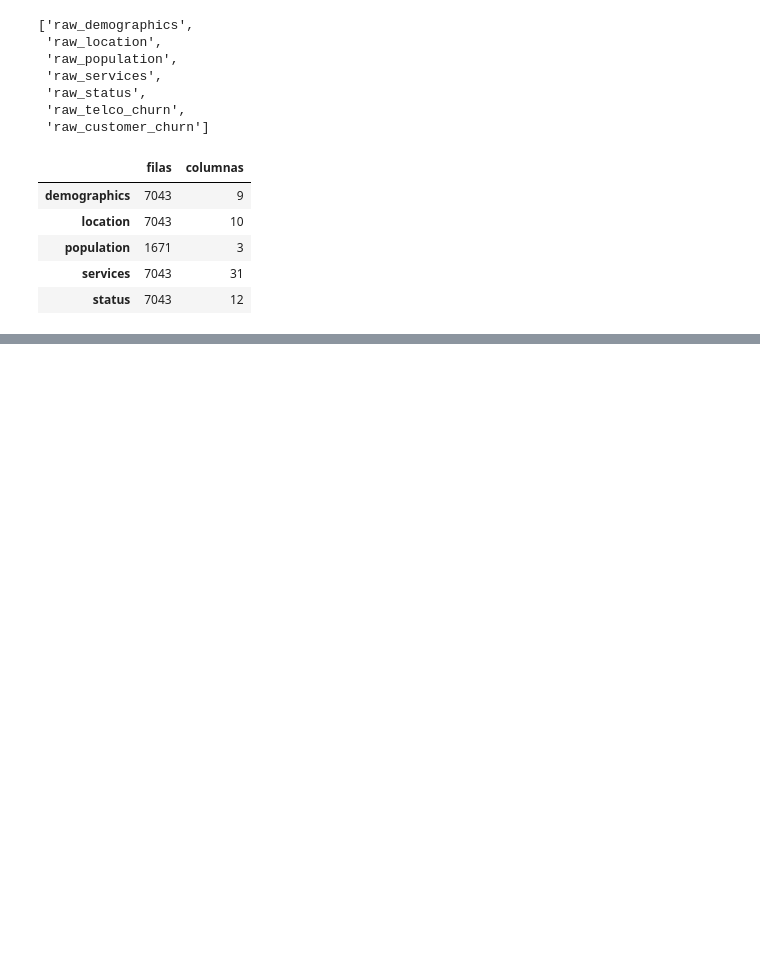
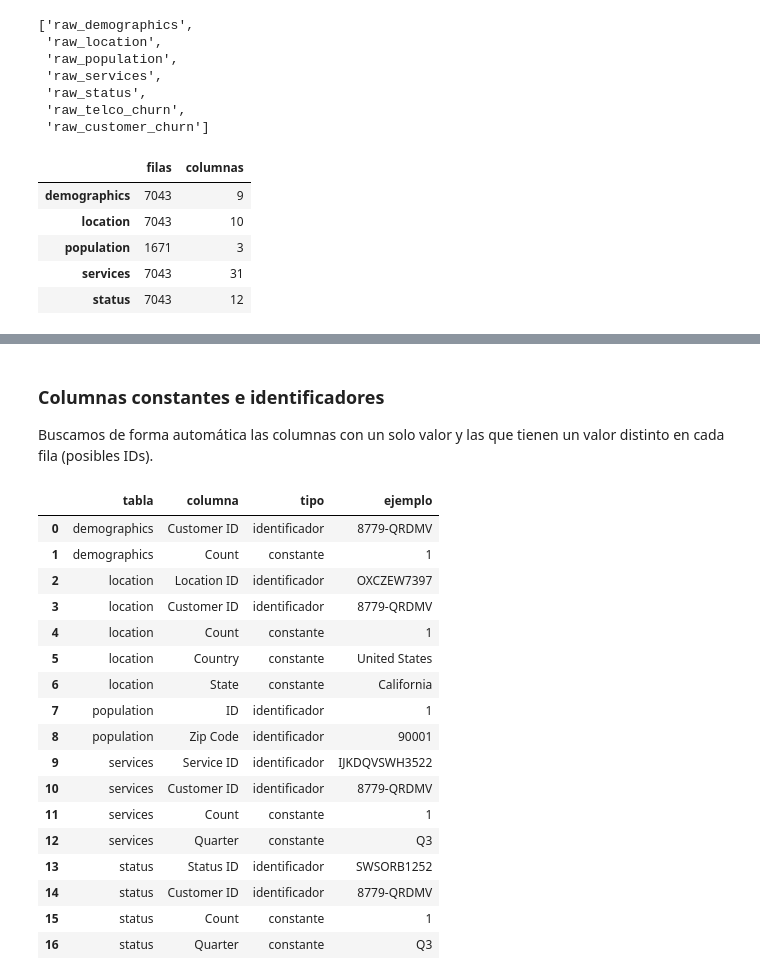
Before and after one commit to Antonio-3108/Proyecto-ML-for-Buisness, a Jupyter notebook: notebooks/01_exploracion.ipynb, the cells around one changed output, grey strips where cells are left out. Saved outputs shown, nothing was run; the diff lists cells and outputs as text; code cells hidden in the pictures; blank space fills up the shorter version.

Commit message:
Tablas
Estrucrura y definicion de cada tipo de tabla

```diff
--- a/notebooks/01_exploracion.ipynb
+++ b/notebooks/01_exploracion.ipynb
@@ -82,0 +92,16 @@ pd.DataFrame(
+# %%
+def resumen_columnas(df: pd.DataFrame) -> pd.DataFrame:
+    """Tipo, número de valores distintos y un ejemplo de cada columna."""
+    return pd.DataFrame(
+        {
+            "tipo": df.dtypes.astype(str),
+            "valores_distintos": df.nunique(),
+            "ejemplo": df.iloc[0],
+        }
+    )
+# %%
+from IPython.display import Markdown
+
+for nombre, df in tablas.items():
+    display(Markdown(f"**{nombre}**: {df.shape[0]} filas x {df.shape[1]} columnas"))
+    display(resumen_columnas(df))
@@ -82,0 +169,35 @@ pd.DataFrame(
+# %% [markdown]
+### Columnas constantes e identificadores
+
+Buscamos de forma automática las columnas con un solo valor y las que tienen un
+valor distinto en cada fila (posibles IDs).
+# %%
+filas = []
+for nombre, df in tablas.items():
+    for col in df.columns:
+        distintos = df[col].nunique()
+        if distintos == 1:
+            filas.append((nombre, col, "constante", df[col].iloc[0]))
+        elif distintos == len(df) and df[col].dtype != float:
+            filas.append((nombre, col, "identificador", df[col].iloc[0]))
+
+pd.DataFrame(filas, columns=["tabla", "columna", "tipo", "ejemplo"])
+# %% [output]
+|  | tabla | columna | tipo | ejemplo |
+| 0 | demographics | Customer ID | identificador | 8779-QRDMV |
+| 1 | demographics | Count | constante | 1 |
+| 2 | location | Location ID | identificador | OXCZEW7397 |
+| 3 | location | Customer ID | identificador | 8779-QRDMV |
+| 4 | location | Count | constante | 1 |
+| 5 | location | Country | constante | United States |
+| 6 | location | State | constante | California |
+| 7 | population | ID | identificador | 1 |
+| 8 | population | Zip Code | identificador | 90001 |
+| 9 | services | Service ID | identificador | IJKDQVSWH3522 |
+| 10 | services | Customer ID | identificador | 8779-QRDMV |
+| 11 | services | Count | constante | 1 |
+| 12 | services | Quarter | constante | Q3 |
+| 13 | status | Status ID | identificador | SWSORB1252 |
+| 14 | status | Customer ID | identificador | 8779-QRDMV |
+| 15 | status | Count | constante | 1 |
+| 16 | status | Quarter | constante | Q3 |
```
Also changed, not shown: parts of 7 cells of this notebook.
